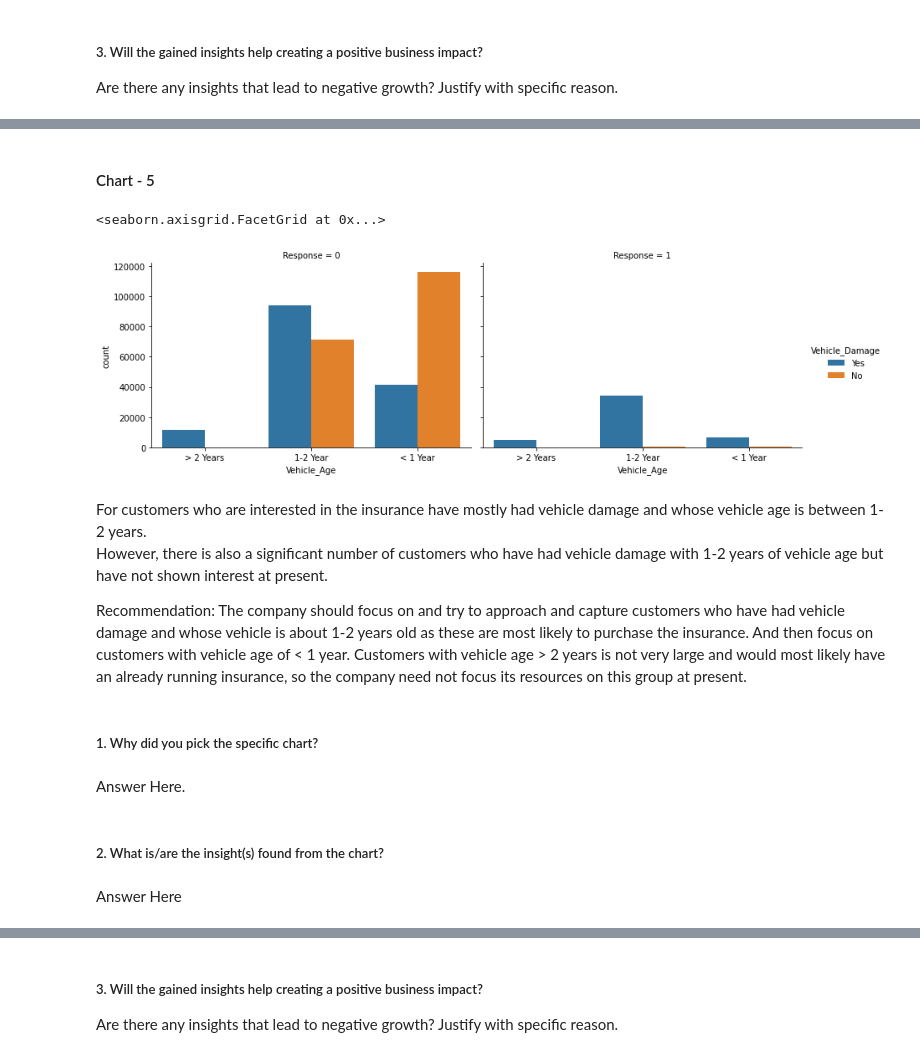
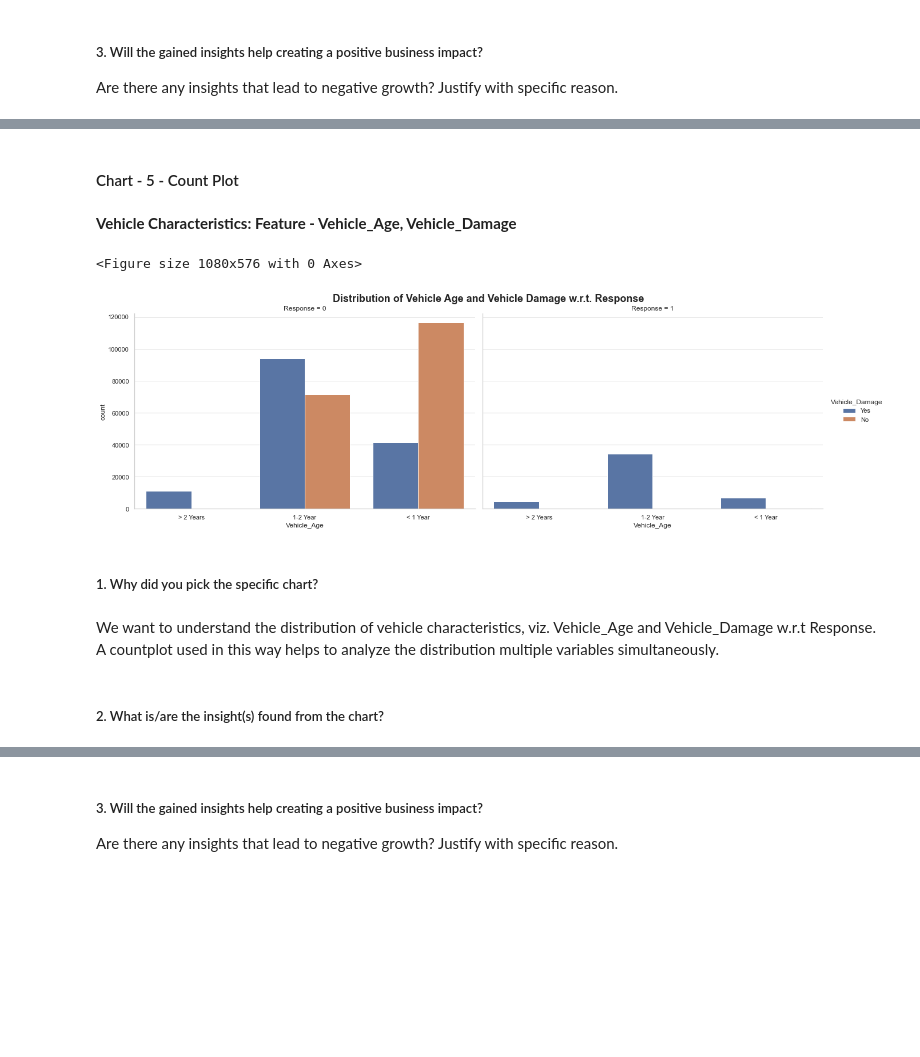
Before and after one commit to AimanSahay/ML-Project---Insurance-Cross-Sell-Prediction, a Jupyter notebook: ML Project_Insurance Cross Sell Prediction.ipynb, the cells around one changed output, grey strips where cells are left out. Drawn from its saved outputs; the diff is of its cells as text; code cells hidden in the pictures; blank space fills up the shorter version.

```diff
--- a/ML Project_Insurance Cross Sell Prediction.ipynb
+++ b/ML Project_Insurance Cross Sell Prediction.ipynb
@@ -869,2 +906,2 @@ Based on the Demographics alone, the company should first focus on Middle-Aged,
 # %% [markdown]
-#### Chart - 5
+#### Chart - 5 - Count Plot
@@ -873,19 +908,16 @@ Based on the Demographics alone, the company should first focus on Middle-Aged,
-# %%
-sns.catplot(x='Vehicle_Age', data=data1, kind='count', hue='Vehicle_Damage', col='Response',\
-            height=4, aspect=1.5, col_wrap=2)
-# %% [output]
-<seaborn.axisgrid.FacetGrid at 0x...>
-[figure, removed]
-# %% [markdown]
-For customers who are interested in the insurance have mostly had vehicle damage and whose vehicle age is between 1-2 years.
-However, there is also a significant number of customers who have had vehicle damage with 1-2 years of vehicle age but have not shown interest at present.
-
-Recommendation: The company should focus on and try to approach and capture customers who have had vehicle damage and whose vehicle is about 1-2 years old as these are most likely to purchase the insurance. And then focus on customers with vehicle age of < 1 year. Customers with vehicle age > 2 years is not very large and would most likely have an already running insurance, so the company need not focus its resources on this group at present.
+# %% [markdown]
+**Vehicle Characteristics: Feature - Vehicle_Age, Vehicle_Damage**
+# %%
+# Chart - 5 visualization code
+
+show_fig_plot(data, "Vehicle_Age", (15,8), "Response", "count", 1.5, 2, \
+                   "Distribution of Vehicle Age and Vehicle Damage w.r.t. Response", 0.9, hue="Vehicle_Damage")
+# %% [output]
+<Figure size 1080x576 with 0 Axes>
+[figure, added]
 # %% [markdown]
 ##### 1. Why did you pick the specific chart?
-# %% [markdown]
-Answer Here.
+# %% [markdown]
+We want to understand the distribution of vehicle characteristics, viz. Vehicle_Age and Vehicle_Damage w.r.t Response. A countplot used in this way helps to analyze the distribution multiple variables simultaneously.
 # %% [markdown]
 ##### 2. What is/are the insight(s) found from the chart?
-# %% [markdown]
-Answer Here
```
Also changed, not shown: parts of 166 cells of this notebook.
